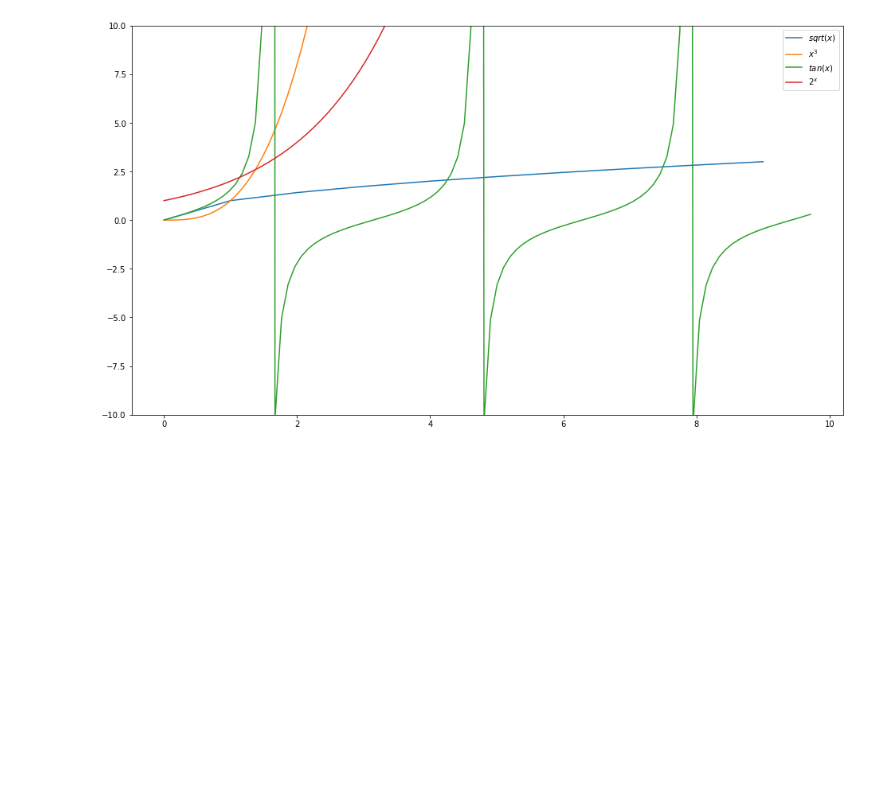
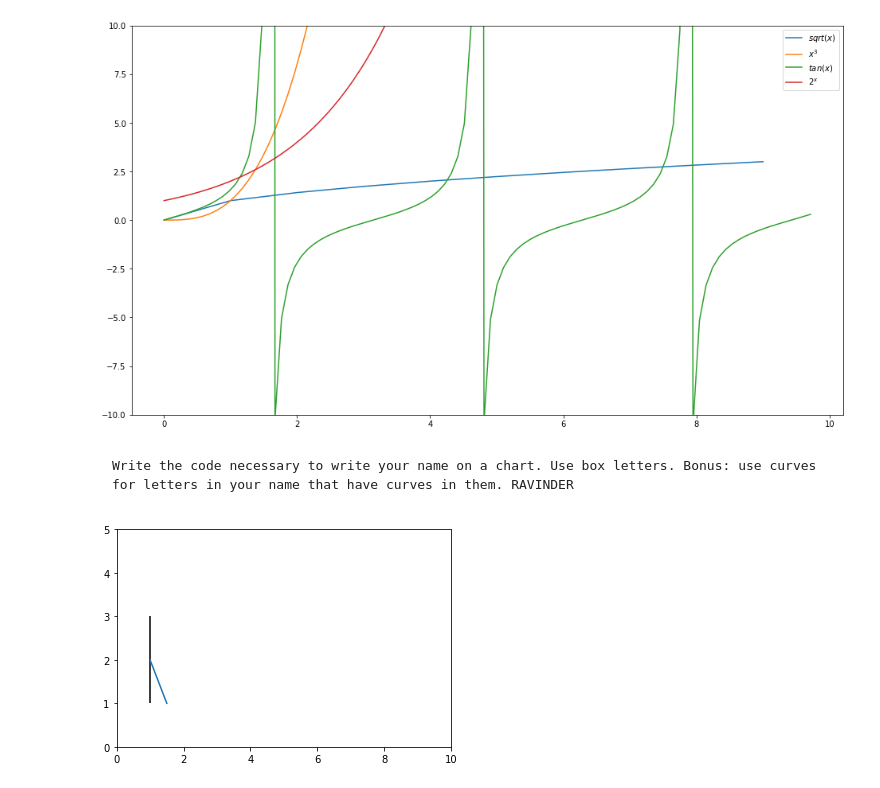
Before and after one commit to ravinder79/python-exercises, a Jupyter notebook: 4.8.2_matplotlib_exercises.ipynb, the cells around one changed output. Drawn from its saved outputs; the diff is of its cells as text; code cells hidden in the pictures; blank space fills up the shorter version.

```diff
--- a/4.8.2_matplotlib_exercises.ipynb
+++ b/4.8.2_matplotlib_exercises.ipynb
@@ -103,3 +103,19 @@ plt.ylim(-10,10)
 # %% [output]
 (-10, 10)
 [figure]
+# %% [markdown]
+    Write the code necessary to write your name on a chart. Use box letters. Bonus: use curves for letters in your name that have curves in them. RAVINDER
+# %%
+plt.vlines(x = 1, ymin = 1.0, ymax = 3.0)
+plt.xlim(0,10)
+plt.ylim(0,5)
+xmax =10
+
+x1 = [i* 0.25 for i in range (4,7)]
+y1 = [(-2*x+4) for x in x1]
+plt.plot(x1,y1)
+
+x2 = [i*0.1 for i in range (10, 15)]
+y2= [math.sqrt(0.25-((x-1)**2))+3 for x in x2]
+# %% [output]
+[figure, added]
```
